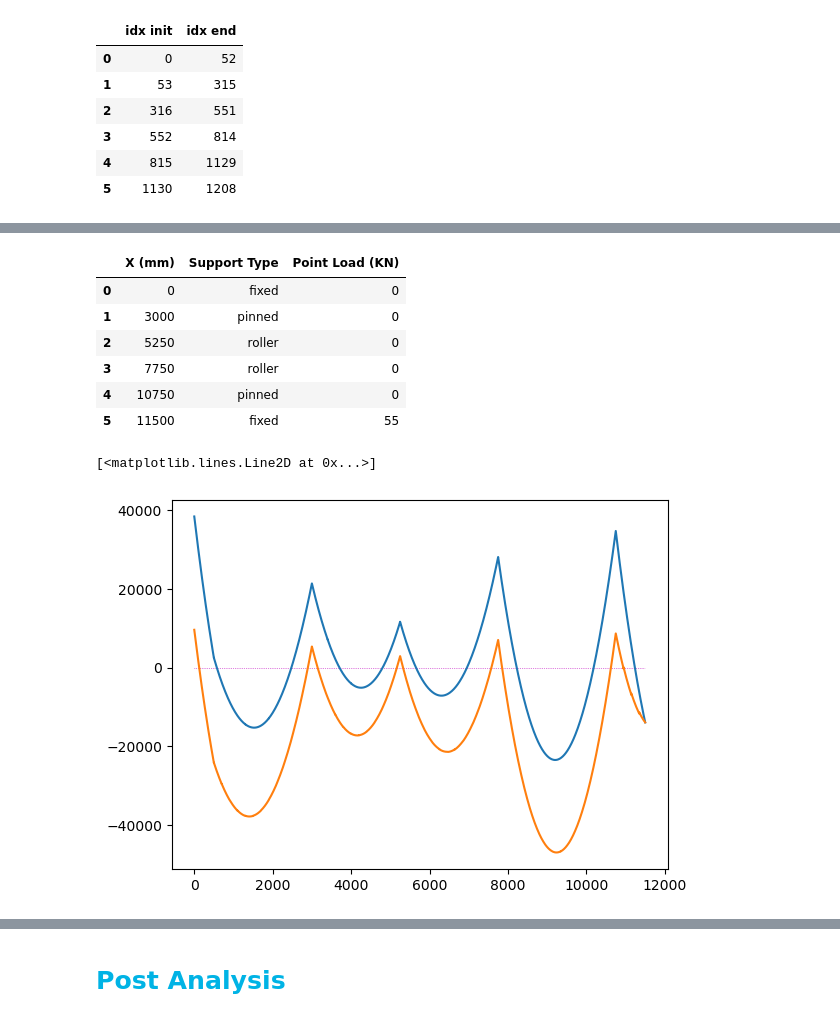
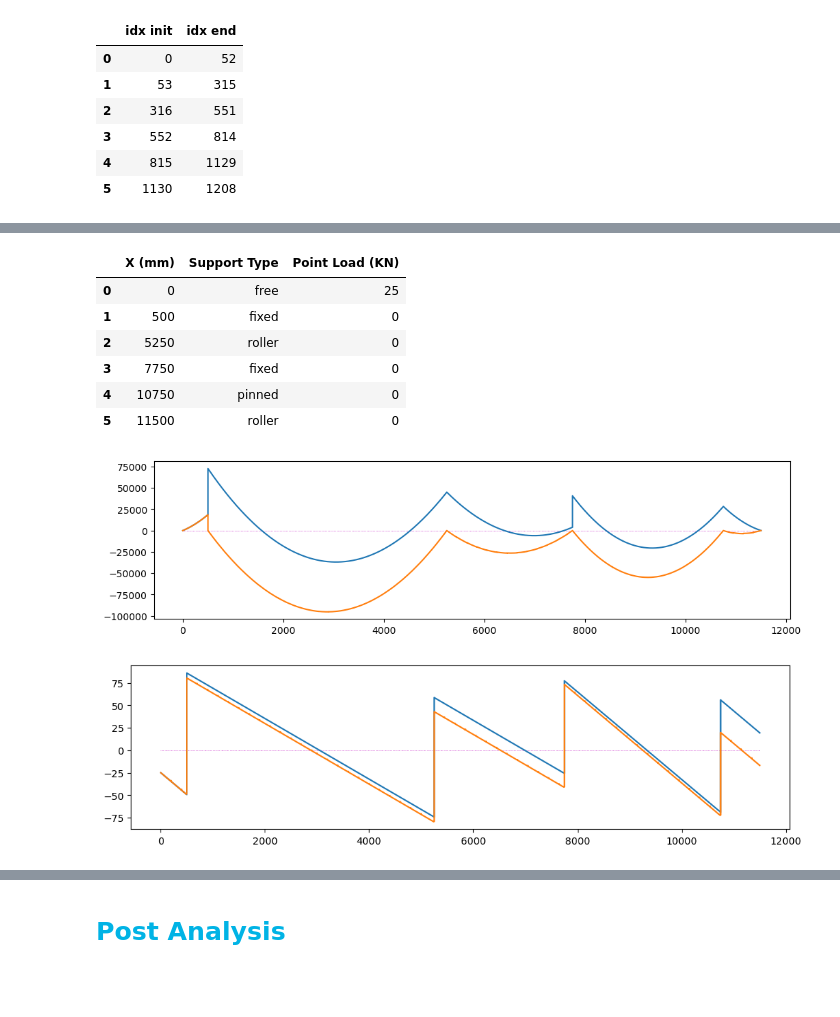
Before and after one commit to seyed7seyed/P_Delta_Analysis, a Jupyter notebook: P_Delta_Analysis_of_2D_Beams_ver_21.ipynb, the cells around one changed output, grey strips where cells are left out. Saved outputs shown, nothing was run; the diff lists cells and outputs as text; code cells hidden in the pictures; blank space fills up the shorter version.

```diff
--- a/P_Delta_Analysis_of_2D_Beams_ver_21.ipynb
+++ b/P_Delta_Analysis_of_2D_Beams_ver_21.ipynb
@@ -1959,11 +1959,11 @@ bw,hw =  30,150;    t1 = T_Section( bf, tf, bw, hw )
 L_tinyBeam = 200      #  length of tiny beams (mm) --- the smaller the better
 Method = 'DSM'  # 'DSM' 'TimoShenko'
 
-BAYS_WIDTH  = [      500   ,   2500  ,  2250   ,   2500   ,   3000  ,  750            ]  #  width of bays ( any amount )
-DIST_LOADS  = [      w1    ,    w2   ,   w2    ,    w2    ,    w1   ,   w1            ]
-SECTIONS    = [      r2    ,    r2   ,   r2    ,    r1    ,    r3   ,   r3            ]
-SUPPORTS    = ['fixed' , 'free'  , 'pinned' , 'roller' , 'roller' , 'pinned' , 'fixed']  # 'fixed' 'pinned' 'roller' 'free'   Note: 'pinned' == 'roller' (Sum(Fx)==0)
-POINT_LOADS = [   0    ,   P2    ,     0    ,    0     ,    0     ,     0    ,   P1   ]  #  Only on 'free' supports
+BAYS_WIDTH  = [      500   ,   2500  ,  2250   ,   2500   ,   3000  ,  750           ]  #  width of bays ( any amount )
+DIST_LOADS  = [      w1    ,    w2   ,   w2    ,    w2    ,    w1   ,   w1           ]
+SECTIONS    = [      r2    ,    r2   ,   r2    ,    r1    ,    r3   ,   r3           ]
+SUPPORTS    = ['free' , 'fixed' , 'free' , 'roller' , 'fixed' , 'pinned' , 'roller']  # 'fixed' 'pinned' 'roller' 'free'   Note: 'pinned' == 'roller' (Sum(Fx)==0)
+POINT_LOADS = [  P2    ,   0     ,    0    ,    0     ,    0    ,    0     ,    0    ]  #  Only on 'free' supports
 
 
 # (auto)
@@ -2400,14 +2194,14 @@ NON_FREE_SUPPORTS.index = range(NON_FREE_SUPPORTS.shape[0])
 NON_FREE_SUPPORTS
 # %% [output]
 |  | X (mm) | Support Type | Point Load (KN) |
-| 0 | 0 | fixed | 0 |
-| 1 | 3000 | pinned | 0 |
+| 0 | 0 | free | 25 |
+| 1 | 500 | fixed | 0 |
 | 2 | 5250 | roller | 0 |
-| 3 | 7750 | roller | 0 |
+| 3 | 7750 | fixed | 0 |
 | 4 | 10750 | pinned | 0 |
-| 5 | 11500 | fixed | 55 |
+| 5 | 11500 | roller | 0 |
 # %%
-redist = 0.75
+redist = 1.00
 
 df = df_XYVM[['X','M']].copy()
 df.drop_duplicates()
@@ -2449,35 +2243,64 @@ for i in I:
                 m = df_XYVM.loc[j,'M']
                 Dummy.append(x)
                 M.append(m)
 
         if Dummy[0]  == Dummy[1] : M = M[+1:]
         if Dummy[-2] == Dummy[-1]: M = M[:-1]
 
         #print(x0,x1, L2R,R2L)
         if L2R:
             m_red  = min( 0, M[0]*redist )
             n_step = len(M)-1
             d_red  = m_red / n_step
             for k in np.arange(0,len(M),1):
                 M[k]  = M[k]  - m_red
                 m_red = m_red - d_red
         if R2L:
             m_red  = min( 0, M[-1]*redist )
             n_step = len(M)-1
             d_red  = m_red / n_step
             for k in np.arange(len(M)-1,-1,-1):
                 M[k]  = M[k]  - m_red
                 m_red = m_red - d_red
         for m in M:
             M_redist.append(m)
     except:
         pass
 
 df_XYVM['Mred'] = M_redist
 
-plt.plot([0,df_XYVM['X'].max()],[0,0],":m",lw=.5)
-plt.plot(df_XYVM['X'],-df_XYVM['M'])
-plt.plot(df_XYVM['X'],-df_XYVM['Mred'])
+fig, ax = plt.subplots( figsize=(12,3) )
+ax.plot([0,df_XYVM['X'].max()],[0,0],":m",lw=.5)
+ax.plot(df_XYVM['X'],-df_XYVM['M'])
+ax.plot(df_XYVM['X'],-df_XYVM['Mred'])
+plt.show()
+
+
+# Vred
+I = np.arange( 0, df_XYVM.shape[0]-1, 1 )
+X = df_XYVM[ 'X'  ].copy().tolist()
+V = df_XYVM[ 'V'  ].copy().tolist()
+M = df_XYVM['Mred'].copy().tolist()
+Vred = []
+for i in I:
+    dx = X[i+1] - X[i]
+    dv = V[i+1] - V[i]
+    dm = M[i+1] - M[i]
+    try:
+        vl = dm/dx - dv/2
+        vr = dm/dx + dv/2
+    except:
+        vl = Vred[-2]
+        vr = Vred[-1]
+    Vred.append(vl)
+Vred.append(vr)
+
+fig, ax = plt.subplots( figsize=(12,3) )
+df_XYVM['Vred'] = Vred
+ax.plot([0,df_XYVM['X'].max()],[0,0],":m",lw=.5)
+ax.plot(df_XYVM['X'],df_XYVM['V'])
+ax.plot(df_XYVM['X'],df_XYVM['Vred'])
+plt.show()
 # %% [output]
-[<matplotlib.lines.Line2D at 0x...>]
-[figure, old version]
+[figure, new version]
+[figure, added]
```
Also changed, not shown: parts of 16 cells of this notebook.
